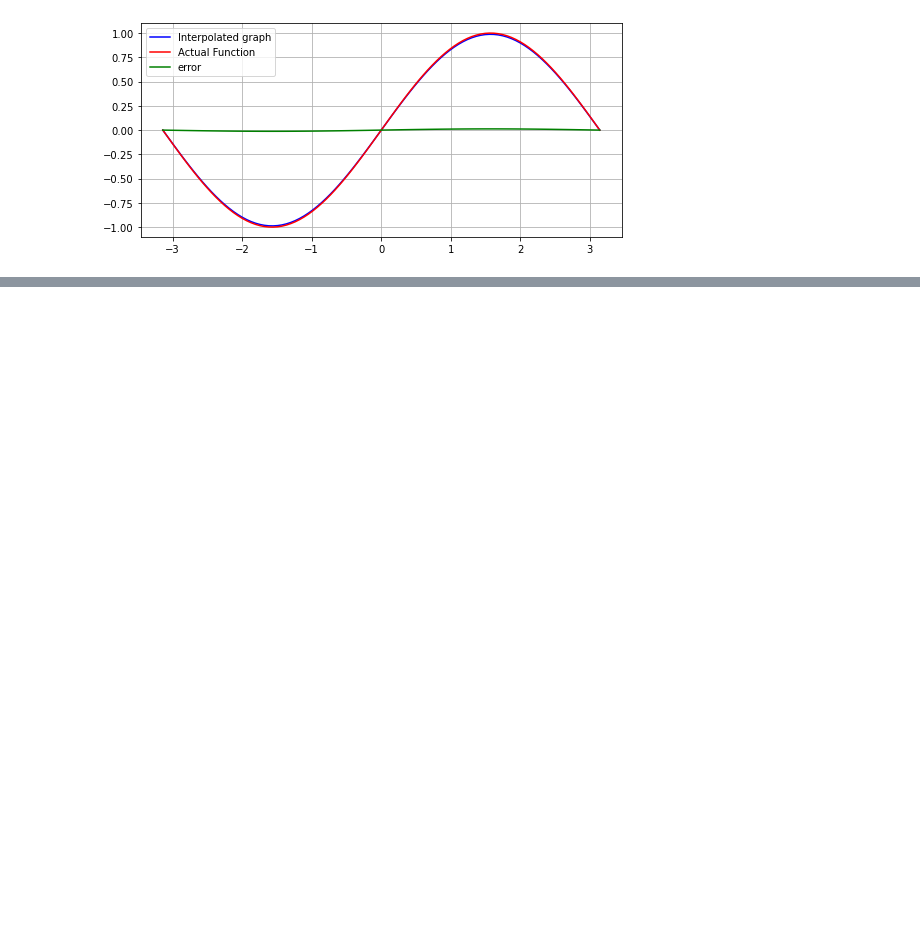
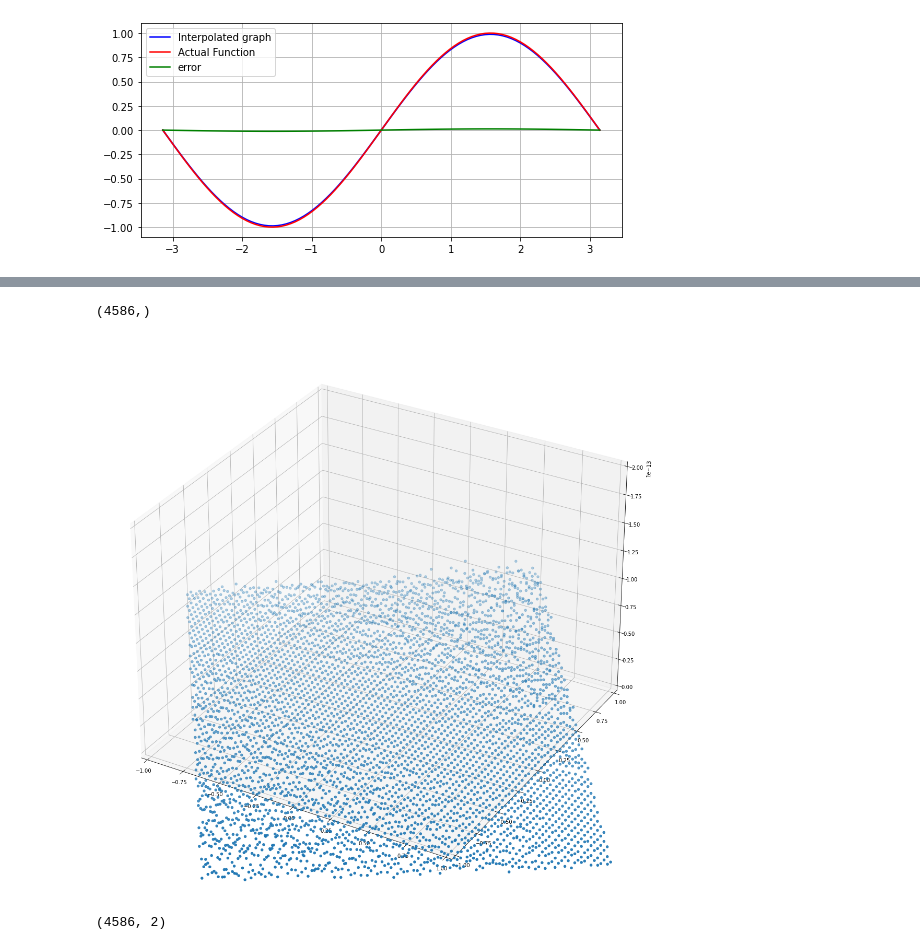
Before and after one commit to mdoshi2612/Optimal-Control, a Jupyter notebook: Quasi Interpolation.ipynb, the cells around one changed output, grey strips where cells are left out. Saved outputs shown, nothing was run; the diff lists cells and outputs as text; code cells hidden in the pictures; blank space fills up the shorter version.

```diff
--- a/Quasi Interpolation.ipynb
+++ b/Quasi Interpolation.ipynb
@@ -64,3 +133,29 @@ for x in X:
+# %%
+error = np.abs(quasi_feedback - actual_feedback)
+print(error.shape)
+error_plot = np.concatenate((coord_rect,error.reshape((coord_rect.shape[0], 1))), axis = 1)
+# %% [output]
+(4586,)
+# %%
+fig = plt.figure()
+ax = plt.axes(projection='3d')
+
+# plotting the points
+ax.scatter3D(error_plot[:, 0],error_plot[:, 1], error_plot[:, 2], cmap='Greens');
+
+
+ax.set_xlim3d(-1, 1)
+ax.set_ylim3d(-1, 1)
+ax.set_zlim3d(0, 2e-13)
+
+plt.show()
+# %% [output]
+[figure, added]
+# %%
+interpolant = np.zeros((coord_rect.shape))
+print(interpolant.shape)
+# %% [output]
+(4586, 2)
 # %%
 print(interpolant[1][1])
 # %% [output]
```
Also changed, not shown: parts of 14 cells of this notebook, 4 other files.
